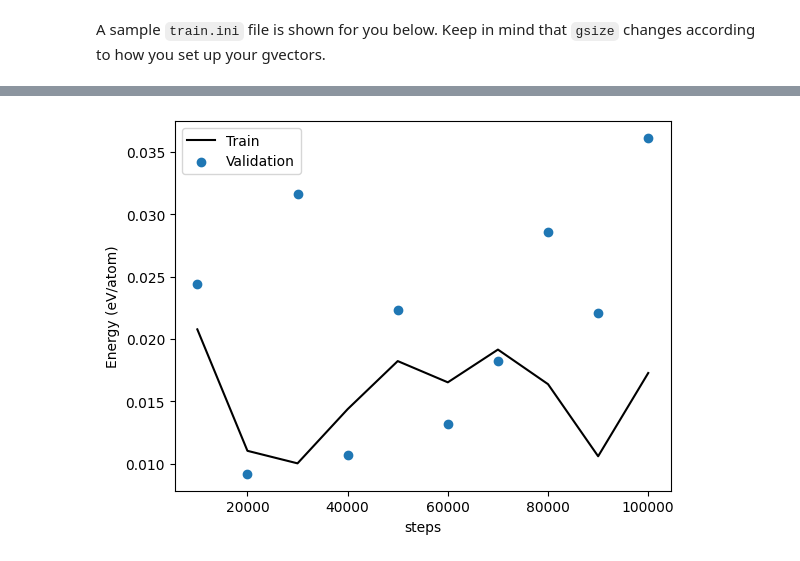
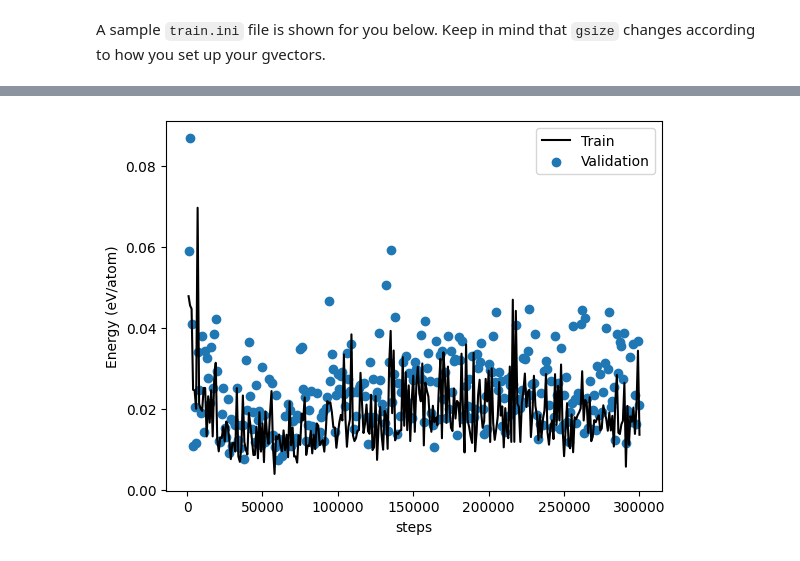
Before and after one commit to apolmiguel/how2trainyournetwork_course, a Jupyter notebook: exercise_1_carbon.ipynb, the cells around one changed output, grey strips where cells are left out. Saved outputs shown, nothing was run; the diff lists cells and outputs as text; code cells hidden in the pictures.

```diff
--- a/exercise_1_carbon.ipynb
+++ b/exercise_1_carbon.ipynb
@@ -318,10 +488,10 @@ Epoch 10/10
 # %%
-df_tuned = pd.read_csv('train_diamond1000_tuned/metrics.dat', delim_whitespace=True)
+df_tuned = pd.read_csv('train_diamond1000/metrics.dat', delim_whitespace=True)
 plt.plot(df_tuned['tot_st'], df_tuned['MAE/at'], color='k', label='Train')
 plt.scatter(df_tuned['tot_st'], df_tuned['val_MAE/at'], label='Validation')
 plt.ylabel('Energy (eV/atom)')
 plt.xlabel('steps')
 plt.legend()
 plt.show()
 # %% [output]
-[figure, old version]
+[figure, new version]
```
Also changed, not shown: parts of 37 cells of this notebook, 7 other files.
